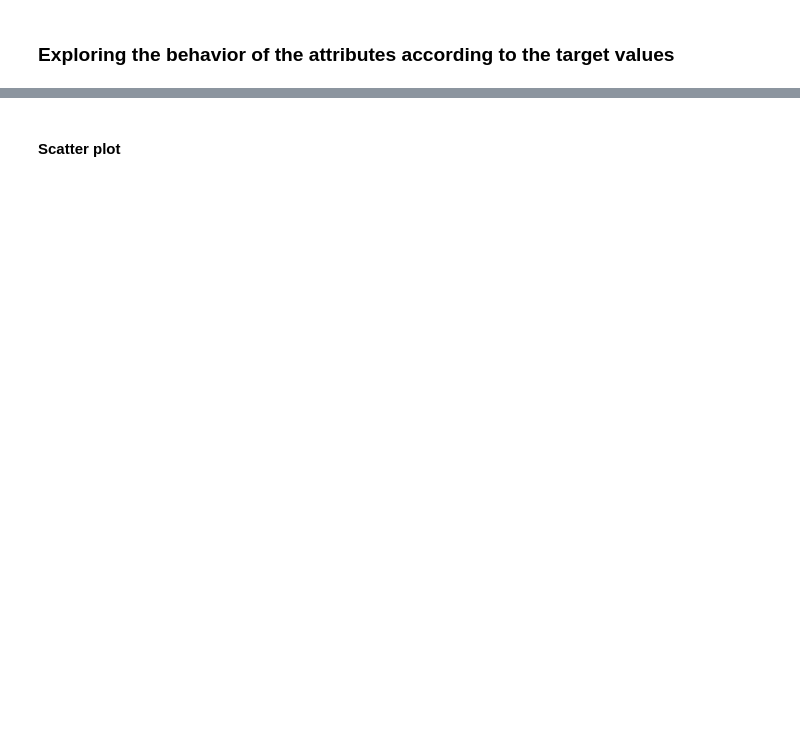
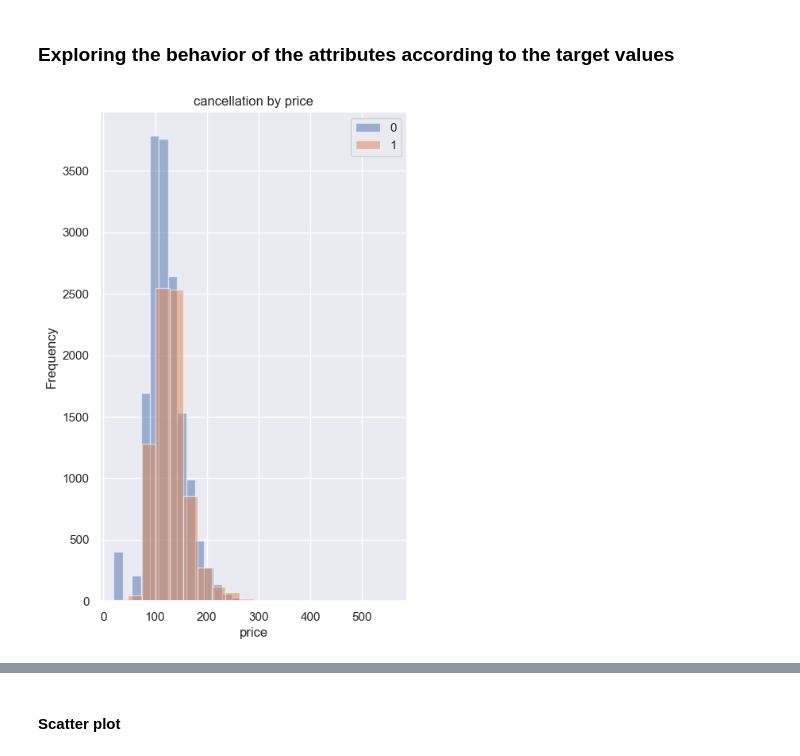
Before and after one commit to Noam-Diamant/Data-Mining, a Jupyter notebook: project.ipynb, the cells around one changed output, grey strips where cells are left out. Cells and saved outputs as stored; diff of their text form; code cells hidden in the pictures; blank space fills up the shorter version.

```diff
--- a/project.ipynb
+++ b/project.ipynb
@@ -401,8 +425,10 @@ plt.show()
 # %% [markdown]
 ### Exploring the behavior of the attributes according to the target values
 # %%
-df.groupby('Survived')['Age'].plot(kind='hist', bins=20, alpha=0.5, legend=True)
-plt.xlabel('Age')
+df.groupby('is_canceled')['price'].plot(kind='hist', bins=20, alpha=0.5, legend=True)
+plt.xlabel('price')
 plt.ylabel('Frequency')
-plt.title('Age Distribution by Survival')
+plt.title('cancellation by price')
 plt.show()
+# %% [output]
+[figure, added]
```
Also changed, not shown: parts of 20 cells of this notebook.
